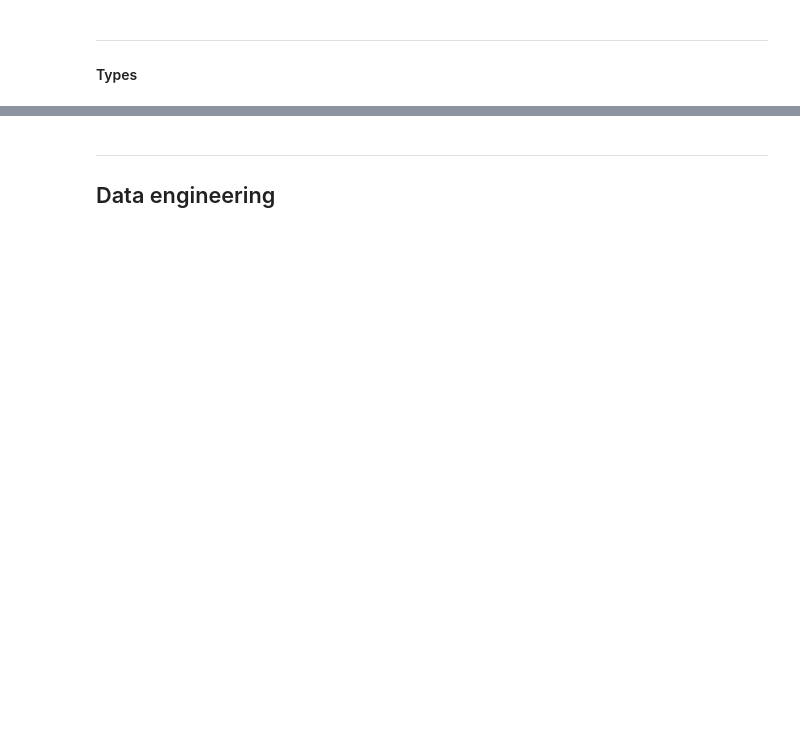
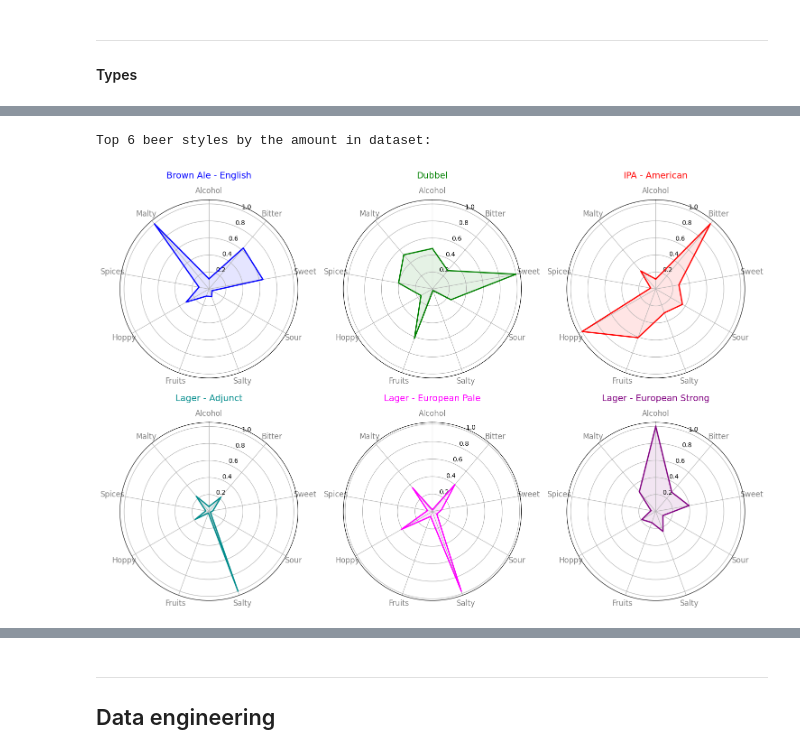
Before and after one commit to HelenLit/beer_review_regression, a Jupyter notebook: src/main.ipynb, the cells around one changed output, grey strips where cells are left out. Drawn from its saved outputs; the diff is of its cells as text; code cells hidden in the pictures; blank space fills up the shorter version.

```diff
--- a/src/main.ipynb
+++ b/src/main.ipynb
@@ -120,0 +107,7 @@ memory usage: 624.5+ KB
+# %%
+top_num = 6
+print(f"Top {top_num} beer styles by the amount in dataset:")
+plot_radar_chart(ds,'Style', ['Alcohol', 'Bitter', 'Sweet', 'Sour', 'Salty', 'Fruits', 'Hoppy', 'Spices', 'Malty'], 15)
+# %% [output]
+Top 6 beer styles by the amount in dataset:
+[figure, added]
```
Also changed, not shown: parts of 54 cells of this notebook, 8 other files.
